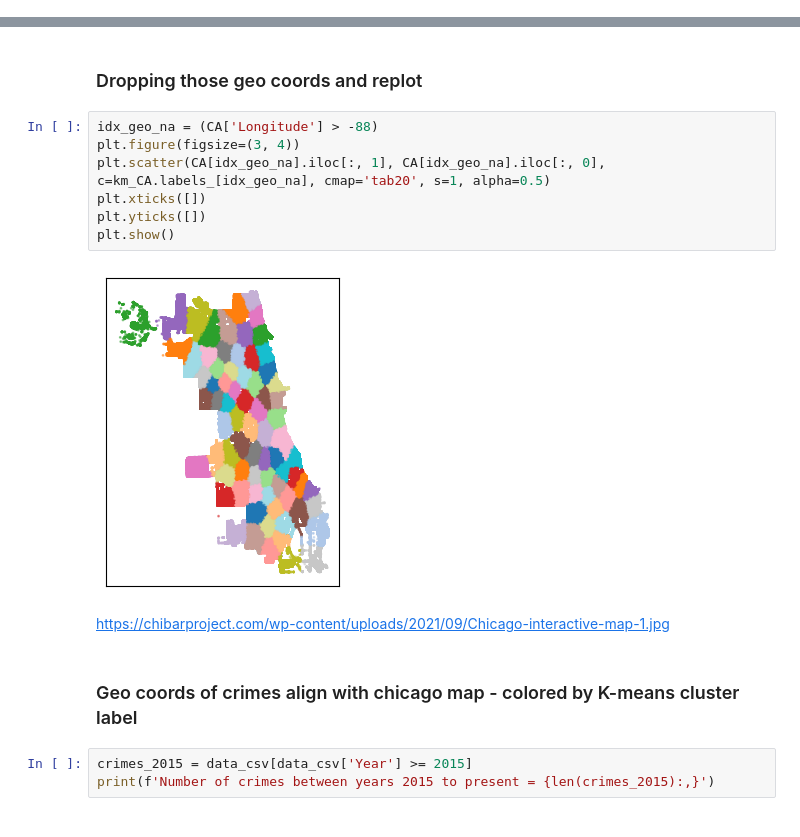
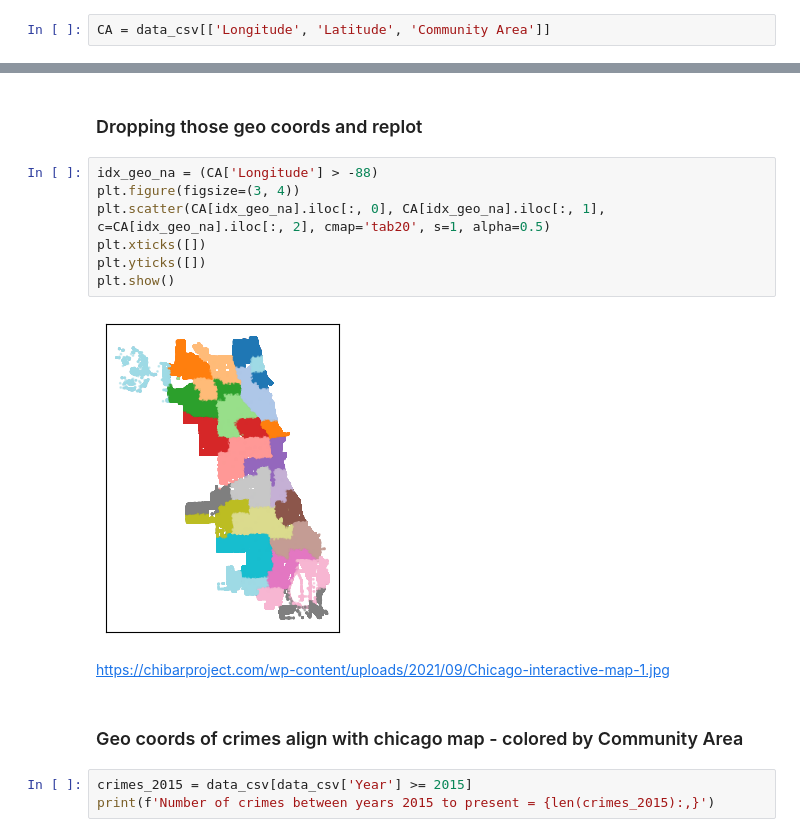
Before and after one commit to VanDang003/Analysis-of-Crime-and-Socioeconomic-Factors-in-Chicago, a Jupyter notebook: main.ipynb, the cells around one changed output, grey strips where cells are left out. Drawn from its saved outputs; the diff is of its cells as text.

```diff
--- a/main.ipynb
+++ b/main.ipynb
@@ -139 +133,3 @@ km_CA = KMeans(n_clusters=77).fit(CA)
+# %%
+CA = data_csv[['Longitude', 'Latitude', 'Community Area']]
 # %%
@@ -148,16 +144,16 @@ plt.show()
 # %%
 idx_geo_na = (CA['Longitude'] > -88)
 plt.figure(figsize=(3, 4))
-plt.scatter(CA[idx_geo_na].iloc[:, 1], CA[idx_geo_na].iloc[:, 0], c=km_CA.labels_[idx_geo_na], cmap='tab20', s=1, alpha=0.5)
+plt.scatter(CA[idx_geo_na].iloc[:, 0], CA[idx_geo_na].iloc[:, 1], c=CA[idx_geo_na].iloc[:, 2], cmap='tab20', s=1, alpha=0.5)
 plt.xticks([])
 plt.yticks([])
 plt.show()
 # %% [output]
-[figure, old version]
+[figure, new version]
 # %% [markdown]
 https://chibarproject.com/wp-content/uploads/2021/09/Chicago-interactive-map-1.jpg
 # %% [markdown]
-### Geo coords of crimes align with chicago map - colored by K-means cluster label
+### Geo coords of crimes align with chicago map - colored by Community Area
 # %%
 crimes_2015 = data_csv[data_csv['Year'] >= 2015]
 print(f'Number of crimes between years 2015 to present = {len(crimes_2015):,}')
```
Also changed, not shown: parts of 3 cells of this notebook.
